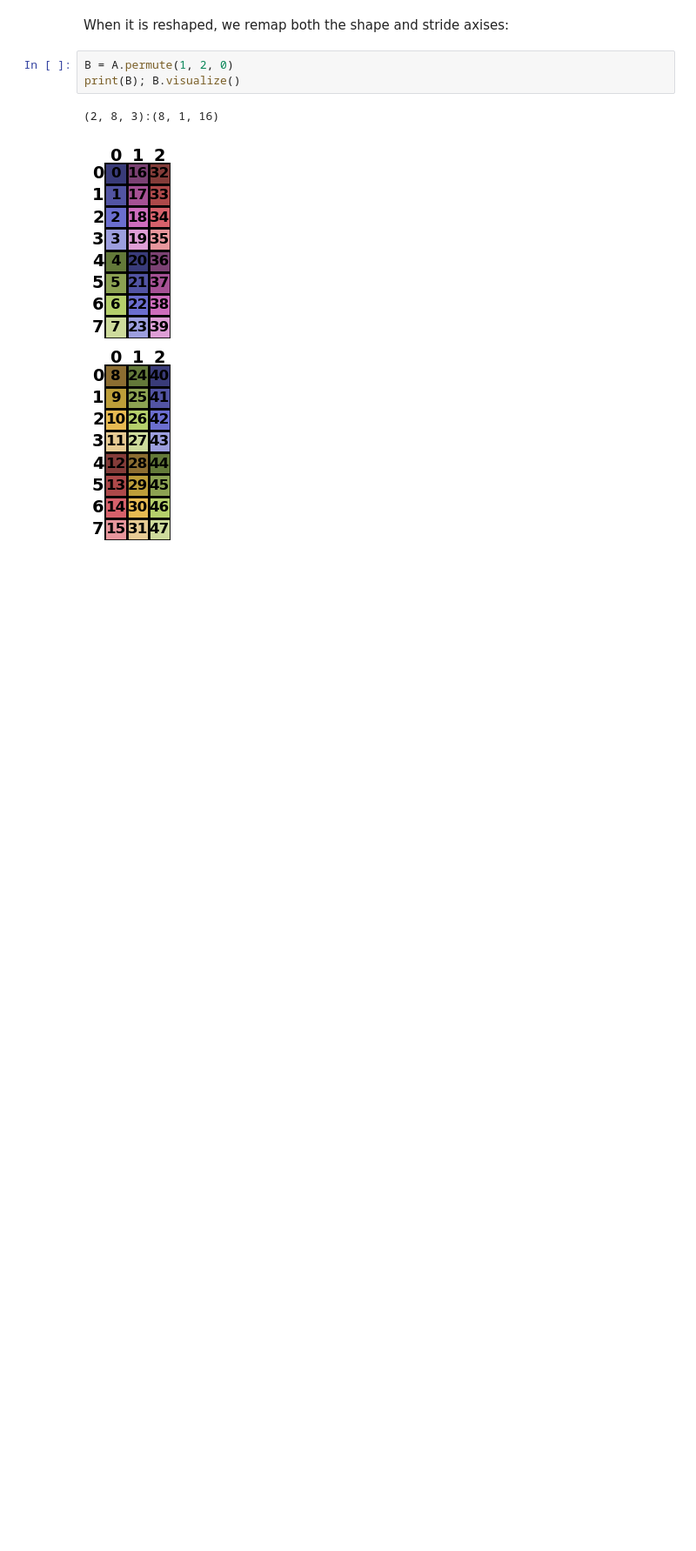
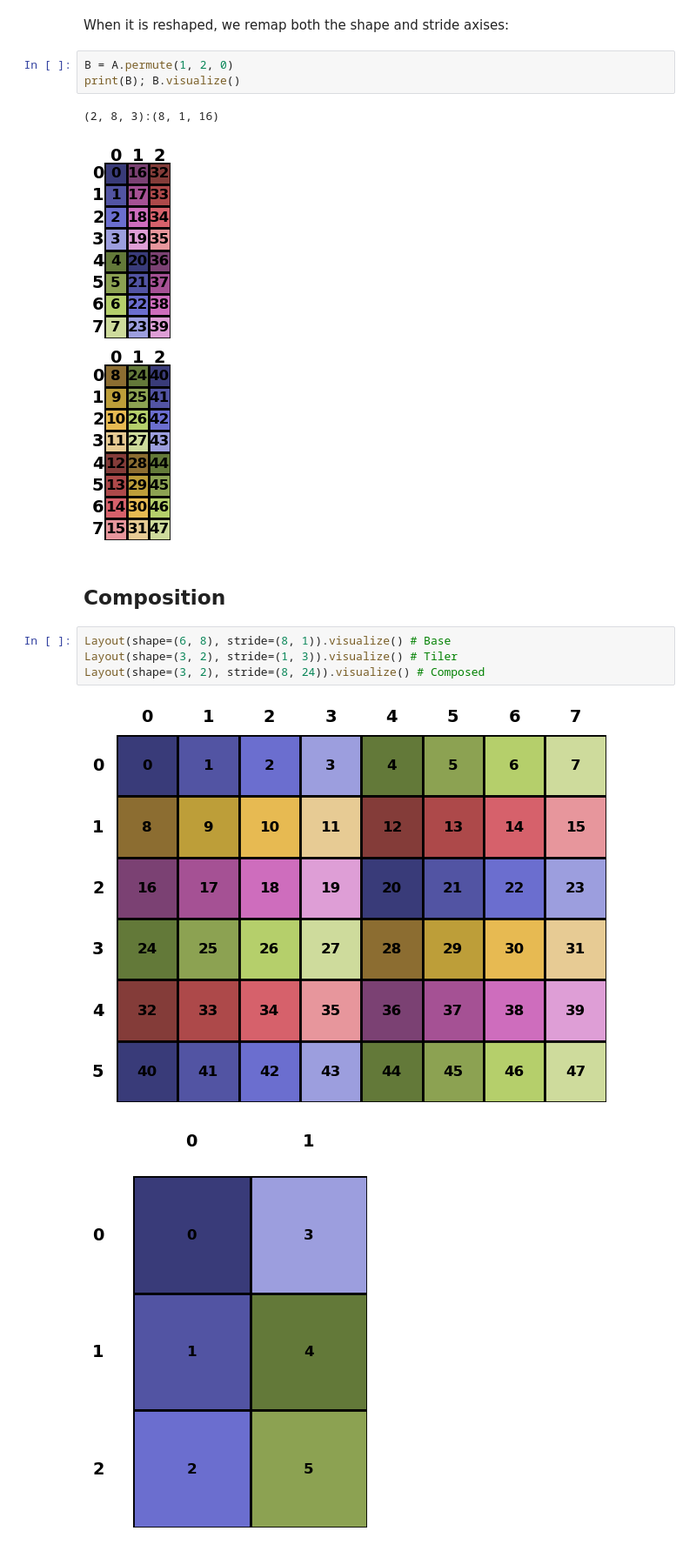
Before and after one commit to w32zhong/simp-intelligence, a Jupyter notebook: simp_intelligence/math/layout_basics.ipynb, the cells around one changed output. Shown at 87% size. Saved outputs shown, nothing was run; the diff lists cells and outputs as text; blank space fills up the shorter version.

Commit message:
more composition examples.

```diff
--- a/simp_intelligence/math/layout_basics.ipynb
+++ b/simp_intelligence/math/layout_basics.ipynb
@@ -18,3 +23,12 @@ print(B); B.visualize()
 # %% [output]
 (2, 8, 3):(8, 1, 16)
 [figure]
+# %% [markdown]
+## Composition
+# %%
+Layout(shape=(6, 8), stride=(8, 1)).visualize() # Base
+Layout(shape=(3, 2), stride=(1, 3)).visualize() # Tiler
+Layout(shape=(3, 2), stride=(8, 24)).visualize() # Composed
+# %% [output]
+[figure, added]
+[figure, added]
```
Also changed, not shown: parts of 5 cells of this notebook, 1 other file.
